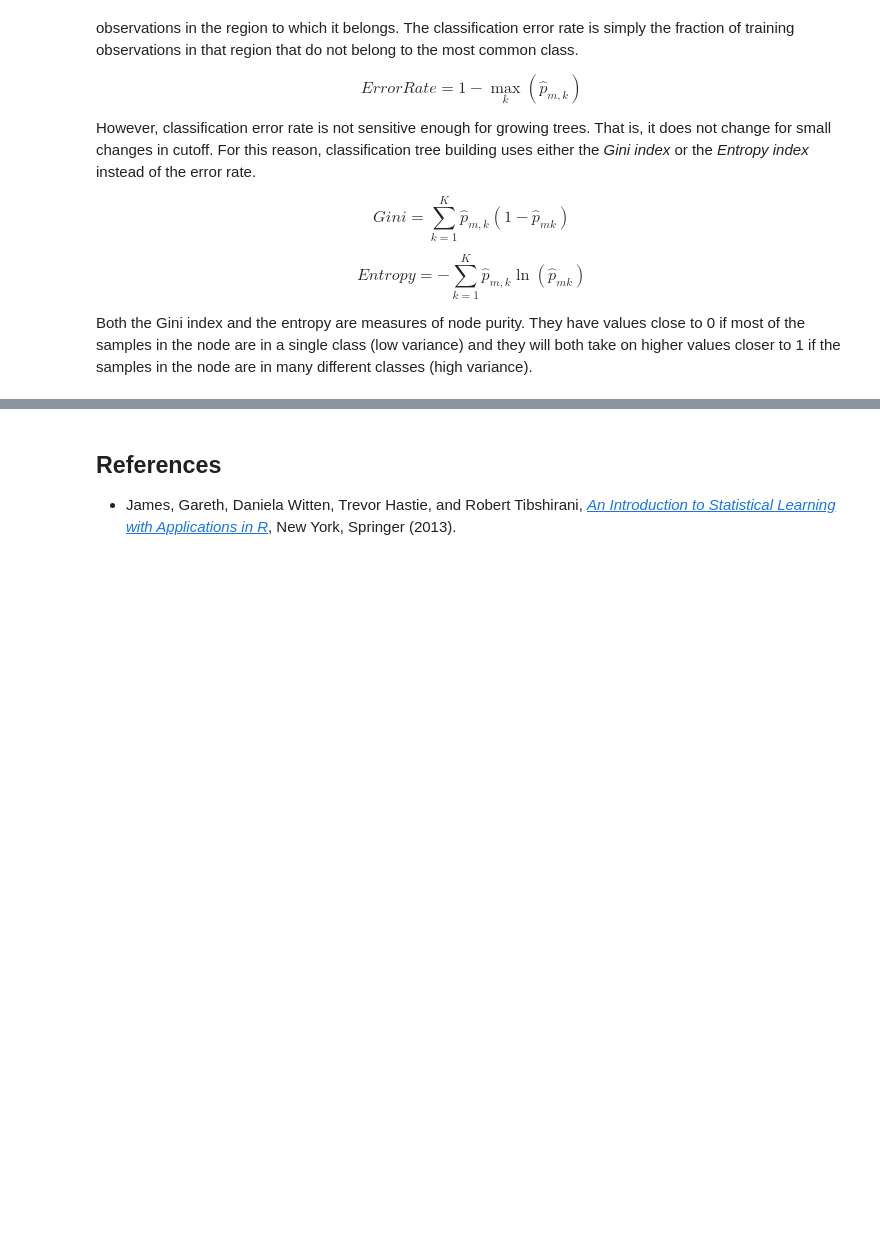
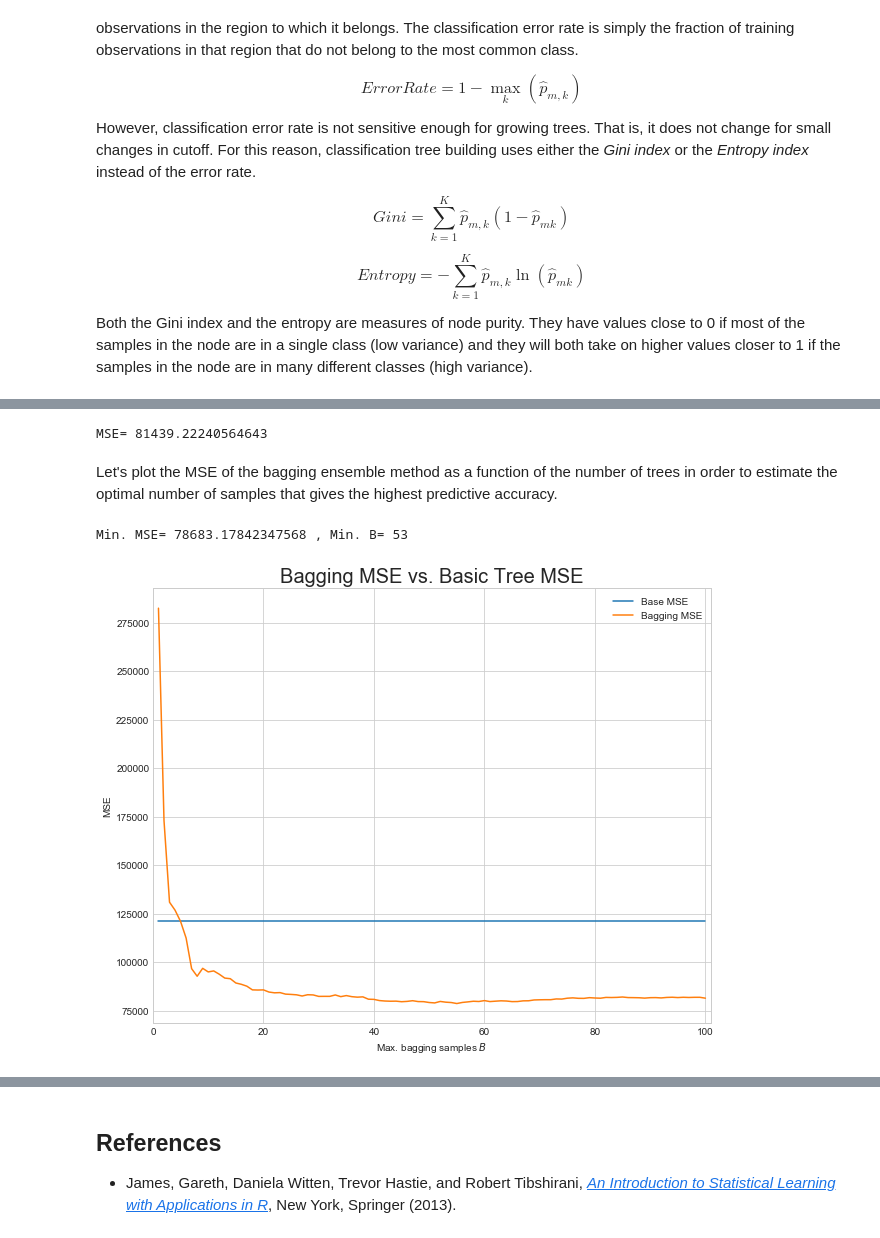
Before and after one commit to UC-MACSS/persp-model_W18, a Jupyter notebook: Notebooks/Trees/Trees.ipynb, the cells around one changed output, grey strips where cells are left out. Cells and saved outputs as stored; diff of their text form; code cells hidden in the pictures; blank space fills up the shorter version.

```diff
--- a/Notebooks/Trees/Trees.ipynb
+++ b/Notebooks/Trees/Trees.ipynb
@@ -116,4 +154,4 @@ graph
 # %%
 y_pred = hit_tree2.predict(X_test)
-MSE = mean_squared_error(y_test, y_pred)
-print('MSE=', MSE)
+MSE1 = mean_squared_error(y_test, y_pred)
+print('MSE=', MSE1)
@@ -176,0 +239,8 @@ graph
+# %%
+from sklearn.ensemble import BaggingRegressor
+
+y = hitters['Salary'].values
+X = hitters[['AtBat', 'Hits', 'HmRun', 'Runs', 'RBI', 'Walks',
+             'Years', 'CAtBat', 'CHits', 'CHmRun', 'CRuns',
+             'CRBI', 'CWalks', 'PutOuts', 'Assists', 'Errors']].values
+print(hitters.info())
@@ -176,0 +265,8 @@ graph
+# %%
+# n_estimators is how many samples from the data to take (the number of trees)
+# max_samples is the maximum number of observations to include in each bootstrapped data sample
+hit_tree3 = BaggingRegressor(DecisionTreeRegressor(), n_estimators=100,
+                             max_samples=100, bootstrap=True, oob_score=True, random_state=15)
+# hit_tree3 = BaggingRegressor(DecisionTreeRegressor(max_depth=3, min_samples_leaf=5), n_estimators=100,
+#                              max_samples=100, bootstrap=True, oob_score=True, random_state=15)
+hit_tree3.fit(X, y)
@@ -176,0 +282,44 @@ graph
+# %%
+hit_tree3.score(X, y)
+y_pred3 = hit_tree3.oob_prediction_
+MSE3 = mean_squared_error(y, y_pred3)
+print('MSE=', MSE3)
+# %% [output]
+MSE= 81439.22240564643
+# %% [markdown]
+Let's plot the MSE of the bagging ensemble method as a function of the number of trees in order to estimate the optimal number of samples that gives the highest predictive accuracy.
+# %%
+from pylab import rcParams
+import matplotlib.pyplot as plt
+import seaborn as sb
+%matplotlib inline
+rcParams['figure.figsize'] = 10, 8
+sb.set_style('whitegrid')
+
+MSE_base = MSE1
+max_samples = 100
+MSE_vec = np.zeros(max_samples)
+for ind in range(1, max_samples + 1):
+    hit_tree_loop = BaggingRegressor(DecisionTreeRegressor(), n_estimators=ind,
+                                 max_samples=100, bootstrap=True, oob_score=True,
+                                 random_state=15)
+    hit_tree_loop.fit(X, y)
+    y_pred_loop = hit_tree_loop.oob_prediction_
+    MSE_vec[ind - 1] = mean_squared_error(y, y_pred_loop)
+    # print('MSE=', MSE_vec[ind - 1])
+
+fig, ax = plt.subplots()
+plt.plot(np.arange(1, max_samples + 1), MSE_base * np.ones(max_samples),
+         label='Base MSE')
+plt.plot(np.arange(1, max_samples + 1), MSE_vec, label='Bagging MSE')
+# for the minor ticks, use no labels; default NullFormatter
+plt.title('Bagging MSE vs. Basic Tree MSE', fontsize=20)
+plt.xlabel(r'Max. bagging samples $B$')
+plt.ylabel(r'MSE')
+plt.xlim((0, max_samples + 1))
+plt.legend(loc='best')
+
+print('Min. MSE=', MSE_vec.min(), ', Min. B=', np.argwhere(MSE_vec == MSE_vec.min())[0, 0] - 1)
+# %% [output]
+Min. MSE= 78683.17842347568 , Min. B= 53
+[figure, added]
```
Also changed, not shown: parts of 22 cells of this notebook.
